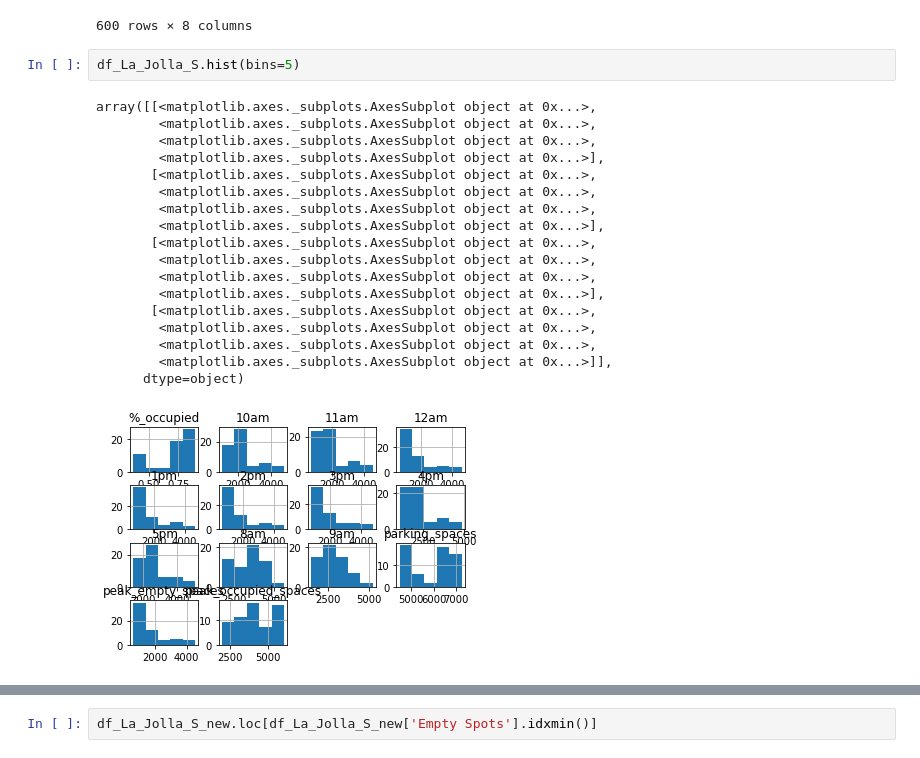
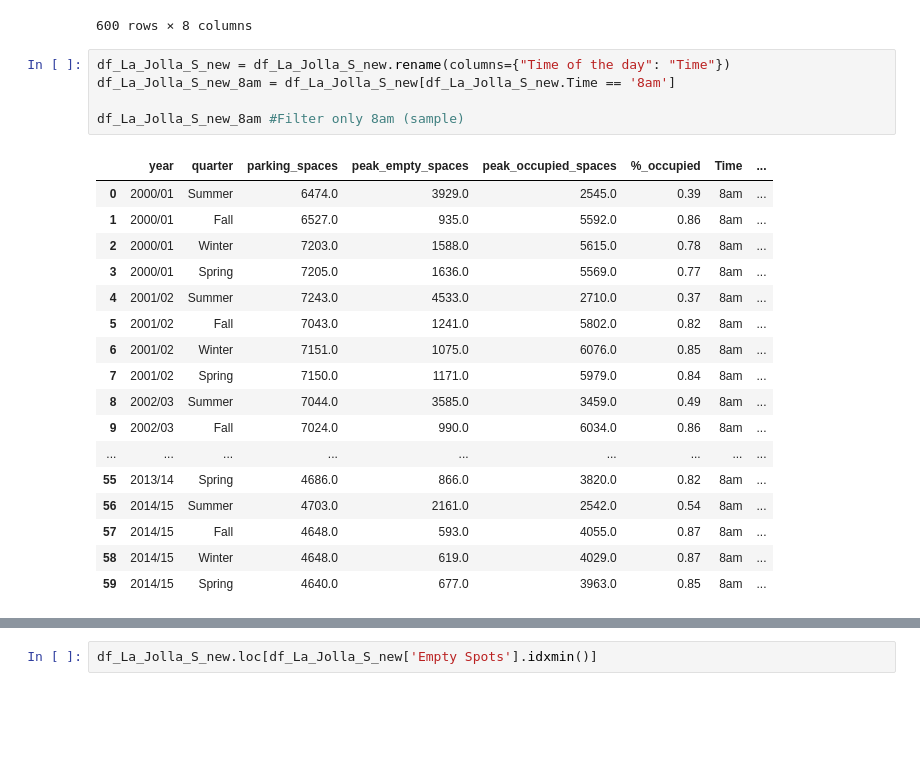
Before and after one commit to Maguilar43/ECE143_FinalProject, a Jupyter notebook: Data Observation Parking.ipynb, the cells around one changed output, grey strips where cells are left out. Drawn from its saved outputs; the diff is of its cells as text; blank space fills up the shorter version.

```diff
--- a/Data Observation Parking.ipynb
+++ b/Data Observation Parking.ipynb
@@ -49,24 +49,26 @@ df_La_Jolla_S_new
 | 598 | 2014/15 | Winter | 4648.0 | 619.0 | 4029.0 | 0.87 | ... |
 | 599 | 2014/15 | Spring | 4640.0 | 677.0 | 3963.0 | 0.85 | ... |
 600 rows × 8 columns
-# %%
-df_La_Jolla_S.hist(bins=5)
-# %% [output]
-array([[<matplotlib.axes._subplots.AxesSubplot object at 0x...>,
-        <matplotlib.axes._subplots.AxesSubplot object at 0x...>,
-        <matplotlib.axes._subplots.AxesSubplot object at 0x...>,
-        <matplotlib.axes._subplots.AxesSubplot object at 0x...>],
-       [<matplotlib.axes._subplots.AxesSubplot object at 0x...>,
-        <matplotlib.axes._subplots.AxesSubplot object at 0x...>,
-        <matplotlib.axes._subplots.AxesSubplot object at 0x...>,
-        <matplotlib.axes._subplots.AxesSubplot object at 0x...>],
-       [<matplotlib.axes._subplots.AxesSubplot object at 0x...>,
-        <matplotlib.axes._subplots.AxesSubplot object at 0x...>,
-        <matplotlib.axes._subplots.AxesSubplot object at 0x...>,
-        <matplotlib.axes._subplots.AxesSubplot object at 0x...>],
-       [<matplotlib.axes._subplots.AxesSubplot object at 0x...>,
-        <matplotlib.axes._subplots.AxesSubplot object at 0x...>,
-        <matplotlib.axes._subplots.AxesSubplot object at 0x...>,
-        <matplotlib.axes._subplots.AxesSubplot object at 0x...>]],
-      dtype=object)
-[figure, removed]
+# %%
+df_La_Jolla_S_new = df_La_Jolla_S_new.rename(columns={"Time of the day": "Time"})
+df_La_Jolla_S_new_8am = df_La_Jolla_S_new[df_La_Jolla_S_new.Time == '8am']
+
+df_La_Jolla_S_new_8am #Filter only 8am (sample)
+# %% [output]
+|  | year | quarter | parking_spaces | peak_empty_spaces | peak_occupied_spaces | %_occupied | Time | ... |
+| 0 | 2000/01 | Summer | 6474.0 | 3929.0 | 2545.0 | 0.39 | 8am | ... |
+| 1 | 2000/01 | Fall | 6527.0 | 935.0 | 5592.0 | 0.86 | 8am | ... |
+| 2 | 2000/01 | Winter | 7203.0 | 1588.0 | 5615.0 | 0.78 | 8am | ... |
+| 3 | 2000/01 | Spring | 7205.0 | 1636.0 | 5569.0 | 0.77 | 8am | ... |
+| 4 | 2001/02 | Summer | 7243.0 | 4533.0 | 2710.0 | 0.37 | 8am | ... |
+| 5 | 2001/02 | Fall | 7043.0 | 1241.0 | 5802.0 | 0.82 | 8am | ... |
+| 6 | 2001/02 | Winter | 7151.0 | 1075.0 | 6076.0 | 0.85 | 8am | ... |
+| 7 | 2001/02 | Spring | 7150.0 | 1171.0 | 5979.0 | 0.84 | 8am | ... |
+| 8 | 2002/03 | Summer | 7044.0 | 3585.0 | 3459.0 | 0.49 | 8am | ... |
+| 9 | 2002/03 | Fall | 7024.0 | 990.0 | 6034.0 | 0.86 | 8am | ... |
+| ... | ... | ... | ... | ... | ... | ... | ... | ... |
+| 55 | 2013/14 | Spring | 4686.0 | 866.0 | 3820.0 | 0.82 | 8am | ... |
+| 56 | 2014/15 | Summer | 4703.0 | 2161.0 | 2542.0 | 0.54 | 8am | ... |
+| 57 | 2014/15 | Fall | 4648.0 | 593.0 | 4055.0 | 0.87 | 8am | ... |
+| 58 | 2014/15 | Winter | 4648.0 | 619.0 | 4029.0 | 0.87 | 8am | ... |
+| 59 | 2014/15 | Spring | 4640.0 | 677.0 | 3963.0 | 0.85 | 8am | ... |
```
Also changed, not shown: parts of 6 cells of this notebook.
